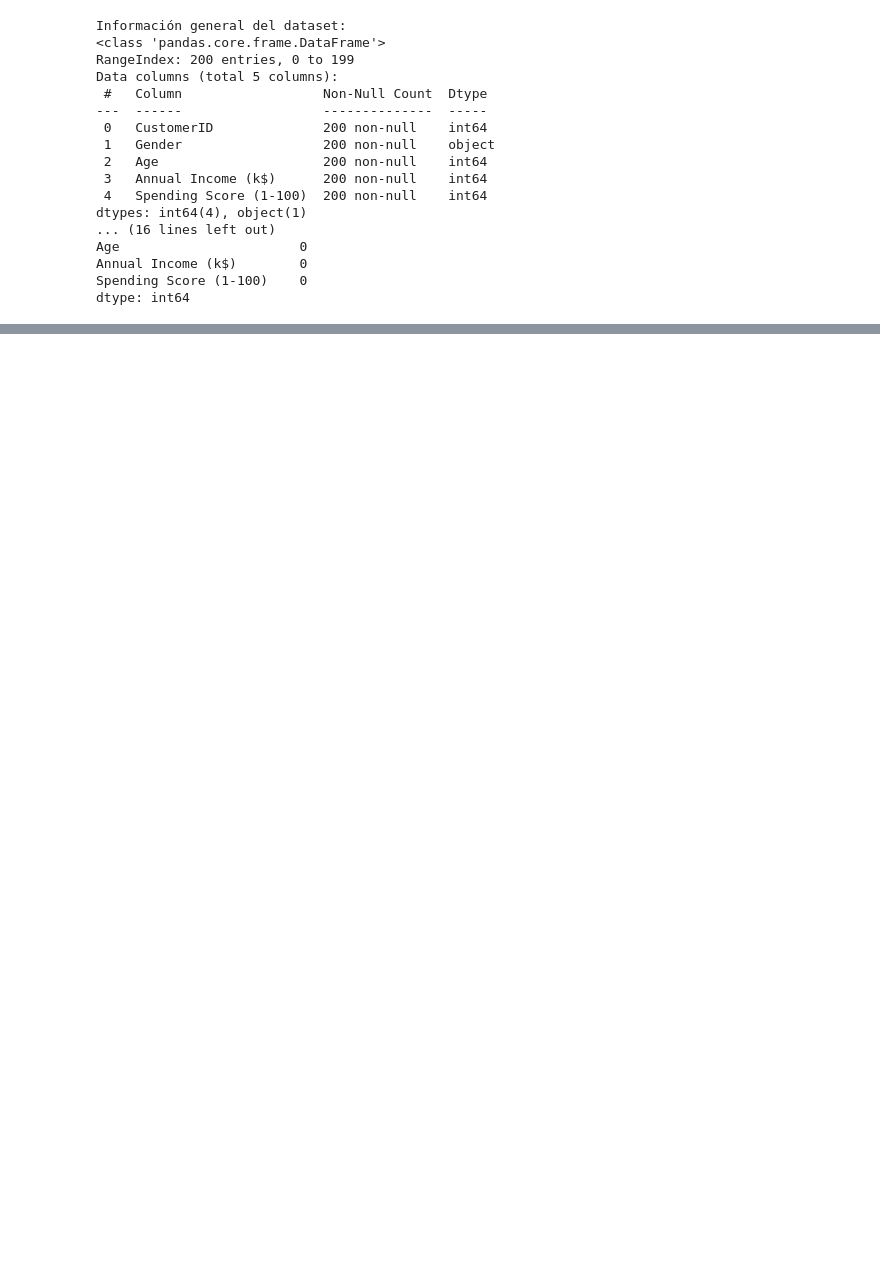
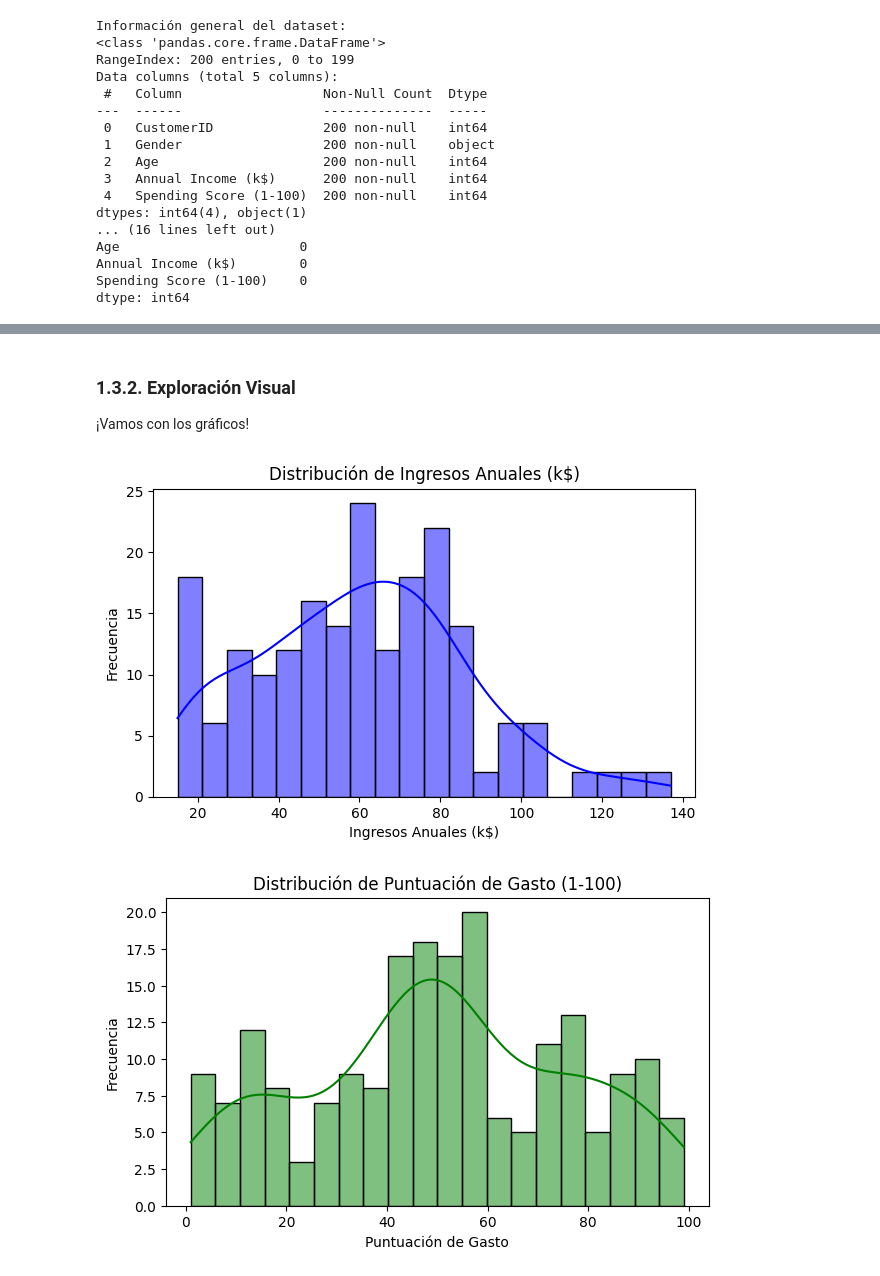
Before and after one commit to ManuelEspejo/Fundamentos-Machine-Learning, a Jupyter notebook: notebooks/02_Aprendizaje-No-Supervisado.ipynb, the cells around one changed output, grey strips where cells are left out. Saved outputs shown, nothing was run; the diff lists cells and outputs as text; code cells hidden in the pictures; blank space fills up the shorter version.

```diff
--- a/notebooks/02_Aprendizaje-No-Supervisado.ipynb
+++ b/notebooks/02_Aprendizaje-No-Supervisado.ipynb
@@ -212,0 +232,26 @@ dtype: int64
+# %% [markdown]
+### 1.3.2. Exploración Visual
+
+¡Vamos con los gráficos!
+# %%
+import matplotlib.pyplot as plt
+import seaborn as sns
+
+# Histograma de Annual Income
+plt.figure(figsize=(7, 4))
+sns.histplot(data['Annual Income (k$)'], bins=20, kde=True, color='blue')
+plt.title('Distribución de Ingresos Anuales (k$)')
+plt.xlabel('Ingresos Anuales (k$)')
+plt.ylabel('Frecuencia')
+plt.show()
+
+# Histograma de Spending Score
+plt.figure(figsize=(7, 4))
+sns.histplot(data['Spending Score (1-100)'], bins=20, kde=True, color='green')
+plt.title('Distribución de Puntuación de Gasto (1-100)')
+plt.xlabel('Puntuación de Gasto')
+plt.ylabel('Frecuencia')
+plt.show()
+# %% [output]
+[figure, added]
+[figure, added]
```
Also changed, not shown: parts of 24 cells of this notebook.
